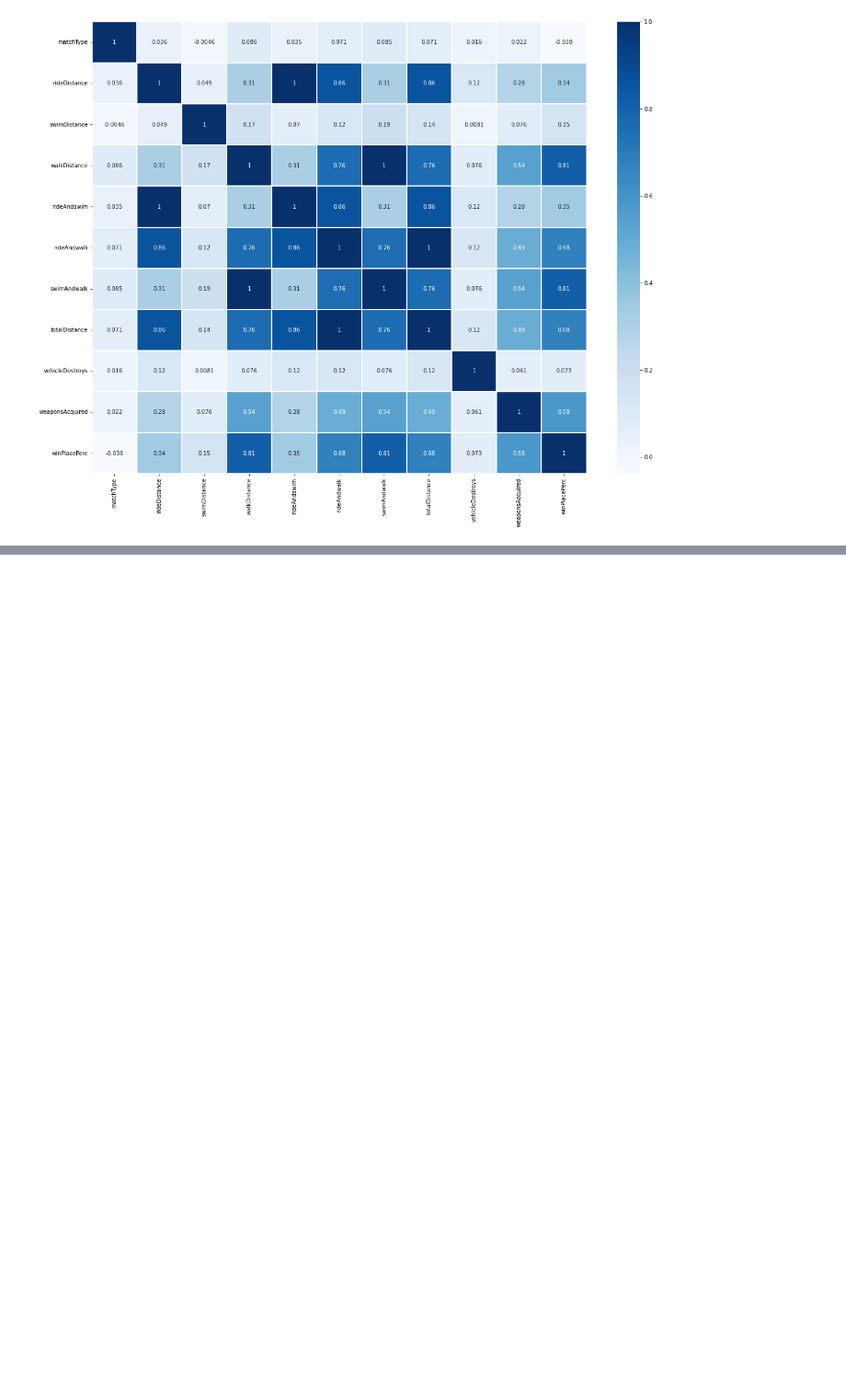
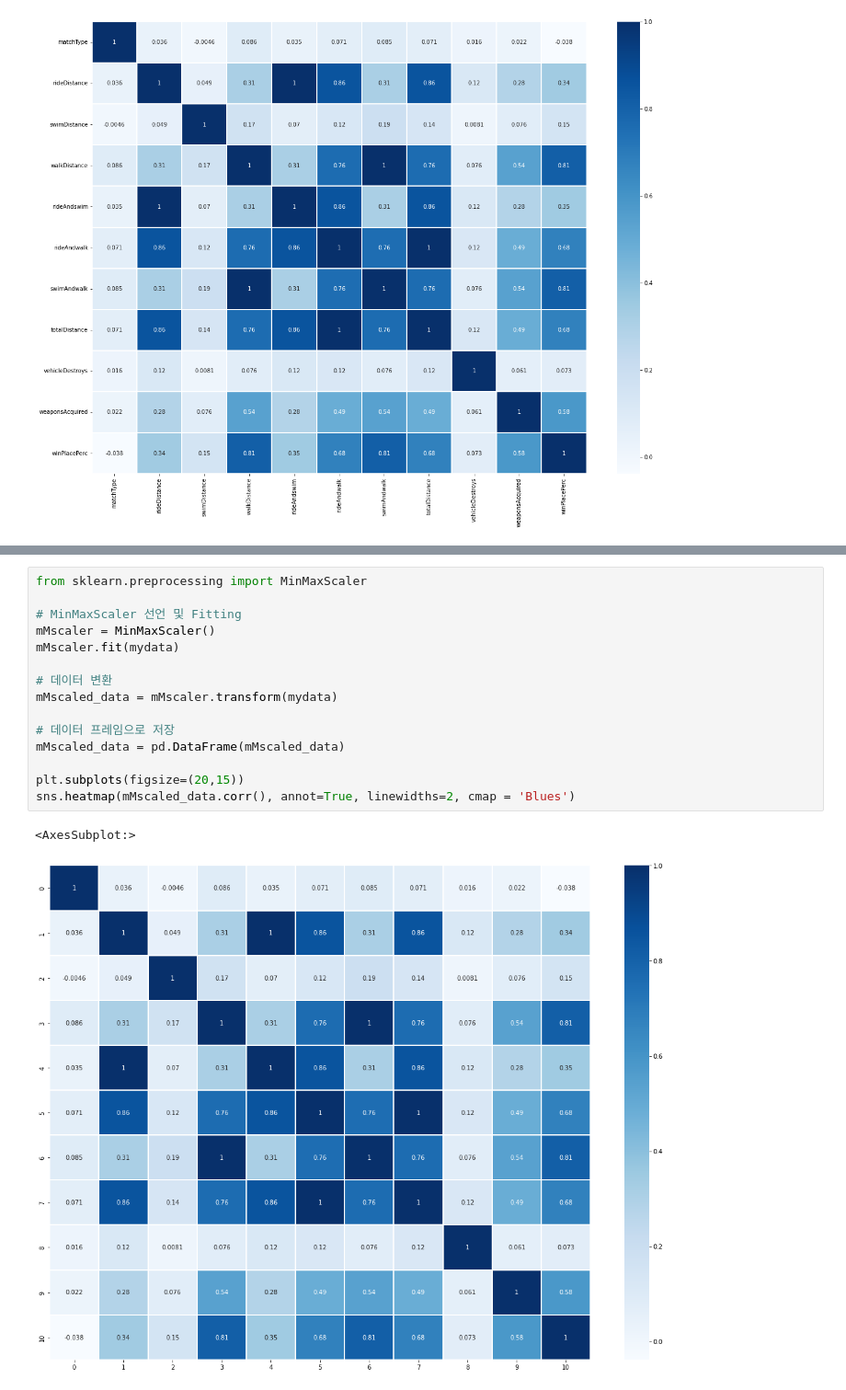
Before and after one commit to HalfMoon1008/PUBG_ML_Project, a Jupyter notebook: modelingPUBG.ipynb, the cells around one changed output, grey strips where cells are left out. Shown at 92% size. Cells and saved outputs as stored; diff of their text form; blank space fills up the shorter version.

```diff
--- a/modelingPUBG.ipynb
+++ b/modelingPUBG.ipynb
@@ -595,0 +850,18 @@ sns.heatmap(mydata.corr(), annot=True, linewidths=2, cmap = 'Blues')
+# %%
+from sklearn.preprocessing import MinMaxScaler
+
+# MinMaxScaler 선언 및 Fitting
+mMscaler = MinMaxScaler()
+mMscaler.fit(mydata)
+
+# 데이터 변환
+mMscaled_data = mMscaler.transform(mydata)
+
+# 데이터 프레임으로 저장
+mMscaled_data = pd.DataFrame(mMscaled_data)
+
+plt.subplots(figsize=(20,15))
+sns.heatmap(mMscaled_data.corr(), annot=True, linewidths=2, cmap = 'Blues')
+# %% [output]
+<AxesSubplot:>
+[figure, added]
```
Also changed, not shown: parts of 38 cells of this notebook.
